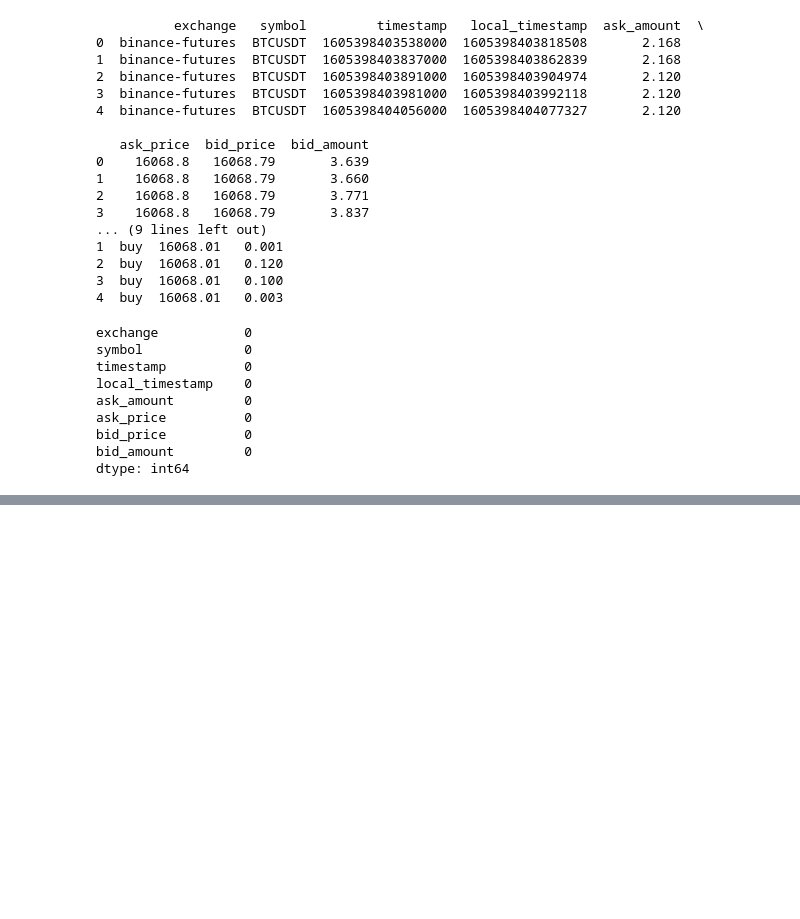
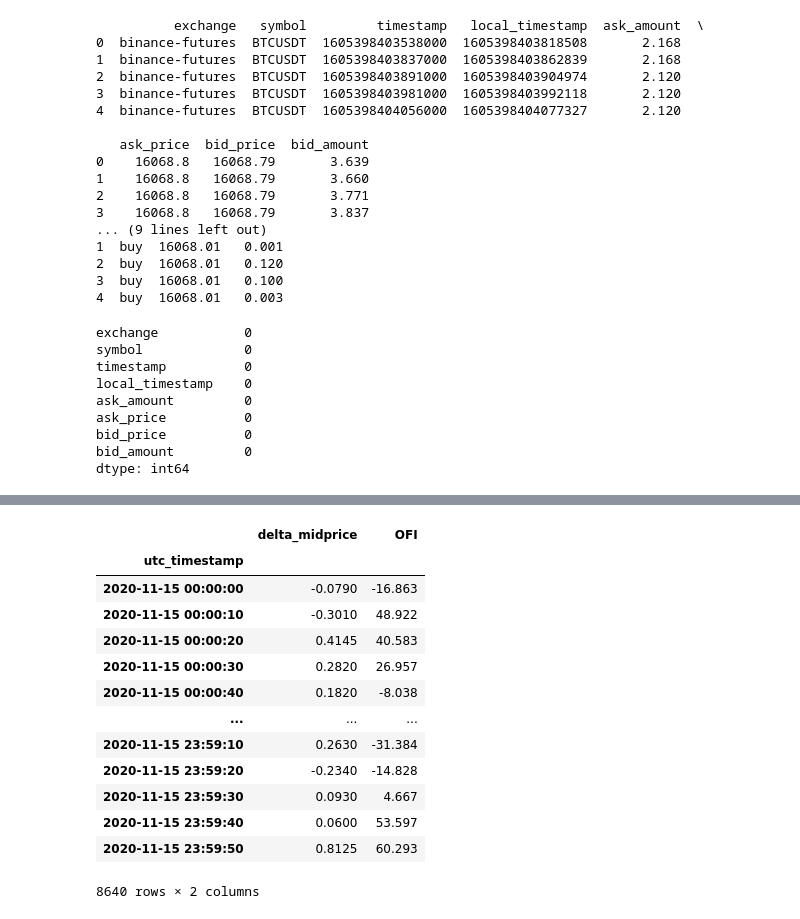
Before and after one commit to marekerben/Bakalarka, a Jupyter notebook: data.ipynb, the cells around one changed output, grey strips where cells are left out. Saved outputs shown, nothing was run; the diff lists cells and outputs as text; code cells hidden in the pictures; blank space fills up the shorter version.

```diff
--- a/data.ipynb
+++ b/data.ipynb
@@ -141,0 +128,19 @@ df
+# %%
+deltaPrice_OFI = pd.DataFrame({'delta_midprice': quotes_df.mid_price.resample('10S').apply(lambda x: x[x.last_valid_index()] - x[x.first_valid_index()]),
+                               'OFI':quotes_df.e_n.resample('10S').sum()})
+deltaPrice_OFI
+# %% [output]
+|  | delta_midprice | OFI |
+| utc_timestamp |  |  |
+| 2020-11-15 00:00:00 | -0.0790 | -16.863 |
+| 2020-11-15 00:00:10 | -0.3010 | 48.922 |
+| 2020-11-15 00:00:20 | 0.4145 | 40.583 |
+| 2020-11-15 00:00:30 | 0.2820 | 26.957 |
+| 2020-11-15 00:00:40 | 0.1820 | -8.038 |
+| ... | ... | ... |
+| 2020-11-15 23:59:10 | 0.2630 | -31.384 |
+| 2020-11-15 23:59:20 | -0.2340 | -14.828 |
+| 2020-11-15 23:59:30 | 0.0930 | 4.667 |
+| 2020-11-15 23:59:40 | 0.0600 | 53.597 |
+| 2020-11-15 23:59:50 | 0.8125 | 60.293 |
+8640 rows × 2 columns
```
Also changed, not shown: parts of 16 cells of this notebook, 2 other files.
